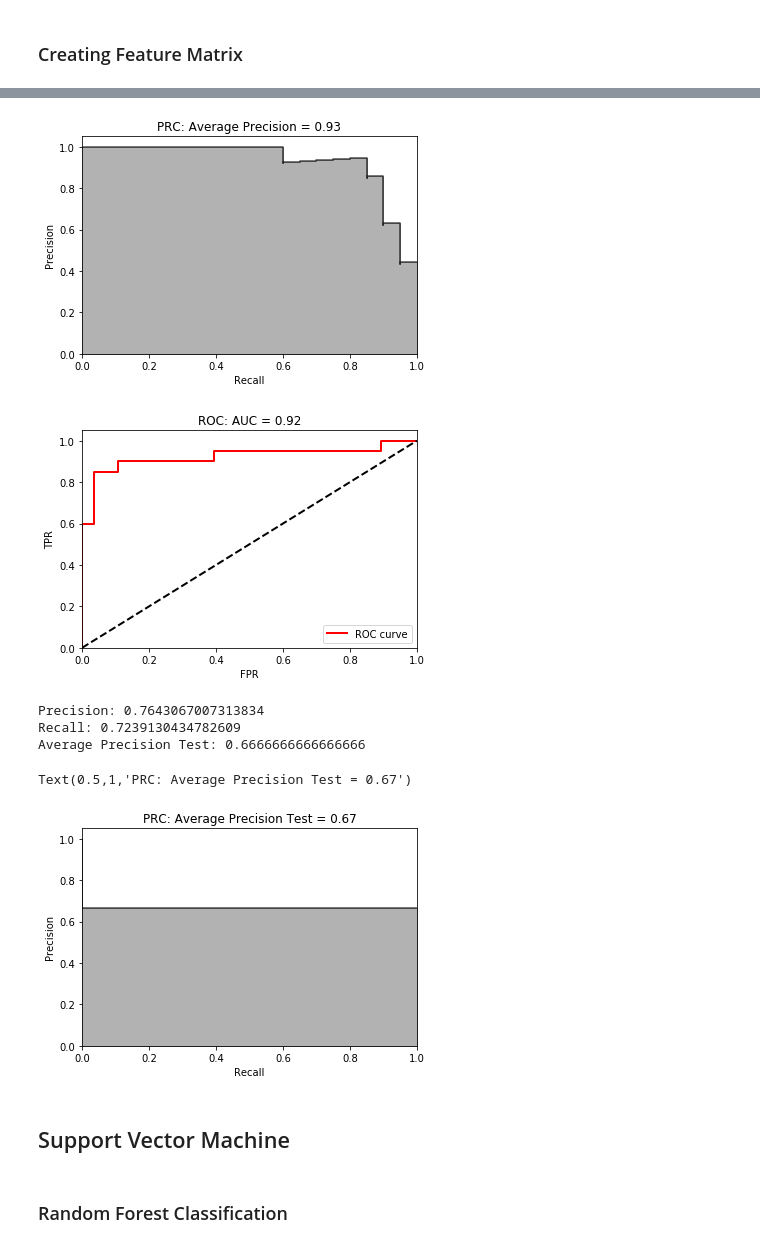
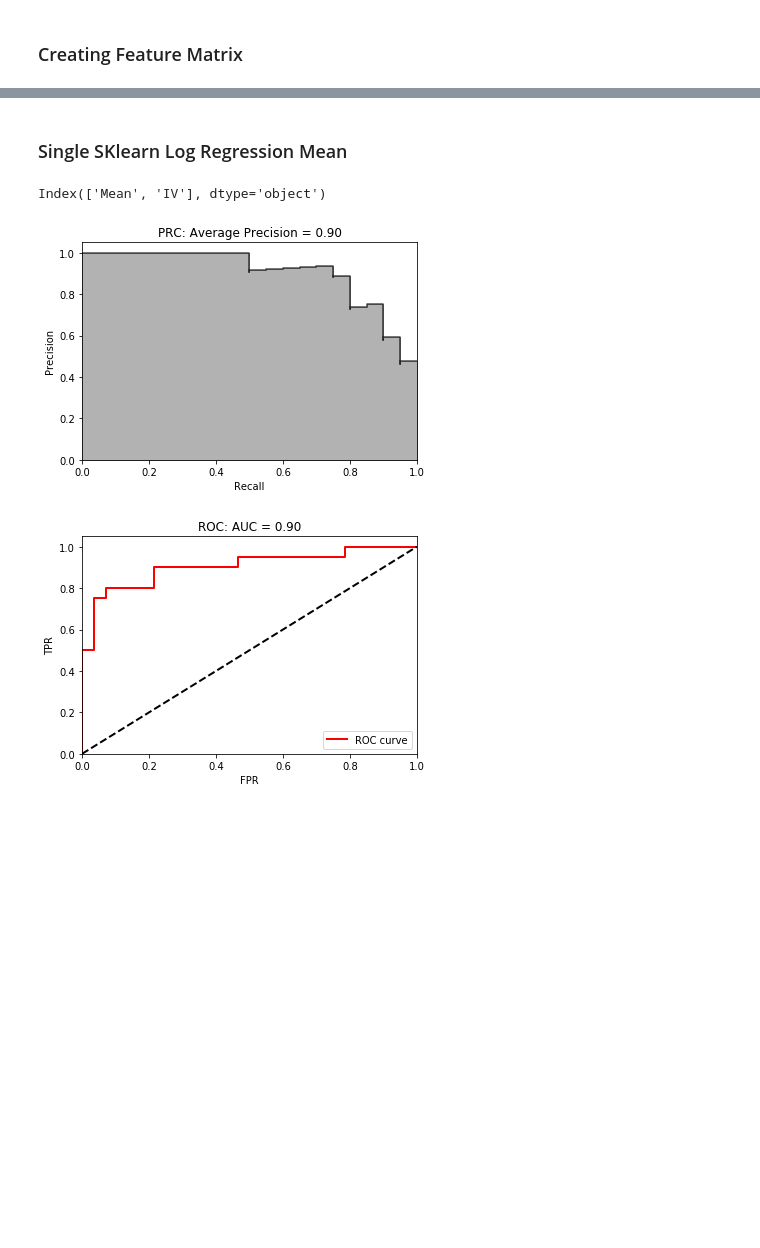
Before and after one commit to matthiasboeker/Shizophrenia_Depression_Project-, a Jupyter notebook: Notebooks/Statistical_Modelling .ipynb, the cells around one changed output, grey strips where cells are left out. Cells and saved outputs as stored; diff of their text form; code cells hidden in the pictures; blank space fills up the shorter version.

```diff
--- a/Notebooks/Statistical_Modelling .ipynb
+++ b/Notebooks/Statistical_Modelling .ipynb
@@ -75,5 +75,5 @@ def autocorr(x):
     result = np.correlate(x, x)
     return result[result.size // 2:]
 # %%
-ar_p = [np.array(autocorr(shizophrenia_p[i][:,0])) for i in range(0,len(shizophrenia_p))]
-ar_c = [np.array(autocorr(shizophrenia_c[i][:,0])) for i in range(0,len(shizophrenia_c))]
+ar_p = np.squeeze(np.array([autocorr(shizophrenia_p[i][:,0]) for i in range(0,len(shizophrenia_p))]).reshape(1,-1))
+ar_c = np.squeeze(np.array([autocorr(shizophrenia_c[i][:,0]) for i in range(0,len(shizophrenia_c))]).reshape(1,-1))
@@ -80,10 +85,13 @@ ar_c = [np.array(autocorr(shizophrenia_c[i][:,0])) for i in range(0,len(shizophr
+# %%
+rmssd_p = np.array([np.sqrt((np.diff(shizophrenia_p[i],axis=0)**2).sum()/(len(shizophrenia_p[i])-1)) for i in range(0,len(shizophrenia_p))])
+rmssd_c = np.array([np.sqrt((np.diff(shizophrenia_c[i],axis=0)**2).sum()/(len(shizophrenia_c[i])-1)) for i in range(0,len(shizophrenia_c))])
 # %% [markdown]
 ### Creating Feature Matrix
 # %%
-feat_p  = {'mean': means_p, 'variance': var_p,'f.prop':prop_z_p ,'IV':  IV_p,'IS':  IS_p, 'AR':  ar_p,'label': np.repeat(1, len(var_p))}
+feat_p  = {'Mean': means_p, 'Variance': var_p,'f.prop':prop_z_p ,'IV':  IV_p,'IS':  IS_p, 'AR':  ar_p,'RMSSD': rmssd_p ,'label': np.repeat(1, len(var_p))}
 feat_df_p = pd.DataFrame(data=feat_p)
 
-feat_c  = {'mean': means_c, 'variance': var_c,'f.prop':prop_z_c ,'IV':  IV_c, 'IS':  IS_c, 'AR':  ar_c,'label': np.repeat(0, len(var_c))}
+feat_c  = {'Mean': means_c, 'Variance': var_c,'f.prop':prop_z_c ,'IV':  IV_c, 'IS':  IS_c, 'AR':  ar_c,'RMSSD': rmssd_c , 'label': np.repeat(0, len(var_c))}
 feat_df_c = pd.DataFrame(data=feat_c)
 
 feat = pd.concat([feat_df_p, feat_df_c], axis=0, sort=False)
@@ -91,13 +99,13 @@ feat = feat.reset_index()
 # %%
 from sklearn.decomposition import PCA, KernelPCA
 from sklearn.preprocessing import StandardScaler
-X = feat.drop(['label','index'], axis=1)
+X = feat.drop(['label','index', 'f.prop'], axis=1)
 y = feat['label']
 
 scaler = StandardScaler()
 X = pd.DataFrame(scaler.fit_transform(X), columns= X.columns.values)
 # pca of features spaces
-pca = KernelPCA(n_components=4, kernel='linear')
+pca = KernelPCA(n_components=2, kernel='linear')
 principalComponents_all = pca.fit_transform(X)
 
 
@@ -114,17 +459,16 @@ for x, l, c, m in zip(principalComponents_all[:,0], principalComponents_all[:,1]
+# %% [markdown]
+### Single SKlearn Log Regression Mean
 # %%
 from sklearn.linear_model import LogisticRegression
-from sklearn.svm import SVC
 from sklearn.model_selection import train_test_split
 from sklearn.model_selection import StratifiedKFold
 from sklearn.metrics import precision_recall_curve, average_precision_score, log_loss
 from sklearn.metrics import roc_curve, auc, roc_auc_score, confusion_matrix
-
-X = feat.drop(['label','index'], axis=1)
+X = feat.drop(['label','index','f.prop', 'Variance', 'AR','RMSSD','IS' ], axis=1)
 y = feat['label']
-
 X_train,  X_test, y_train, y_test = train_test_split(X,y,test_size=0.1,random_state=0,  shuffle=True)
 k_fold = StratifiedKFold(n_splits=10, shuffle=True, random_state=123)
-
+print(X.columns)
 
 # Logisitc Regression
 class_weight = 'balanced'
@@ -132,7 +476,7 @@ penalty = 'l1'
 C=1
 n_jobs =1
 solver='liblinear'
-logReg = LogisticRegression(C=C,random_state=133,penalty = penalty, solver=solver, n_jobs=n_jobs )
+logReg = LogisticRegression(C=C,random_state=133,penalty = penalty, solver=solver, n_jobs=n_jobs, fit_intercept=True )
 
 trainingScores = []
 cvScores = []
@@ -163,59 +507,33 @@ precision, recall, thresholds = precision_recall_curve(preds['trueLabel'],preds[
 
 average_precision = average_precision_score(preds['trueLabel'],
                                             preds['prediction'])
 
 plt.step(recall, precision, color='k', alpha=0.7, where='post')
 plt.fill_between(recall, precision, step='post', alpha=0.3, color='k')
 
 plt.xlabel('Recall')
 plt.ylabel('Precision')
 plt.ylim([0.0, 1.05])
 plt.xlim([0.0, 1.0])
 
 plt.title('PRC: Average Precision = {0:0.2f}'.format(
           average_precision))
 
 fpr, tpr, thresholds = roc_curve(preds['trueLabel'],preds['prediction'])
 
 areaUnderROC = auc(fpr, tpr)
 
 plt.figure()
 plt.plot(fpr, tpr, color='r', lw=2, label='ROC curve')
 plt.plot([0, 1], [0, 1], color='k', lw=2, linestyle='--')
 plt.xlim([0.0, 1.0])
 plt.ylim([0.0, 1.05])
 plt.xlabel('FPR')
 plt.ylabel('TPR')
 plt.title('ROC: AUC = {0:0.2f}'.format(areaUnderROC))
 plt.legend(loc="lower right")
 plt.show()
-print('Precision:', np.mean(precision))
-print('Recall:', np.mean(recall))
-
-confusion_matrix(y_test, logReg.predict(X_test))
-
-average_precision = average_precision_score(y_test,logReg.predict(X_test))
-
-
-print('Average Precision Test:',average_precision )
-precision, recall, thresholds = precision_recall_curve(y_test,logReg.predict(X_test))
-plt.step(recall, precision, color='k', alpha=0.7, where='post')
-plt.fill_between(recall, precision, step='post', alpha=0.3, color='k')
-
-plt.xlabel('Recall')
-plt.ylabel('Precision')
-plt.ylim([0.0, 1.05])
-plt.xlim([0.0, 1.0])
-
-plt.title('PRC: Average Precision Test = {0:0.2f}'.format(
-          average_precision))
 # %% [output]
+Index(['Mean', 'IV'], dtype='object')
-[figure, old version]
+[figure, new version]
-[figure, old version]
+[figure, new version]
-Precision: 0.7643067007313834
-Recall: 0.7239130434782609
-Average Precision Test: 0.6666666666666666
-Text(0.5,1,'PRC: Average Precision Test = 0.67')
-[figure, removed]
-# %% [markdown]
-## Support Vector Machine
@@ -318,2 +539,0 @@ plt.title('PRC: Average Precision Test = {0:0.2f}'.format(
-# %% [markdown]
-### Random Forest Classification
```
Also changed, not shown: parts of 25 cells of this notebook, 4 other files.
